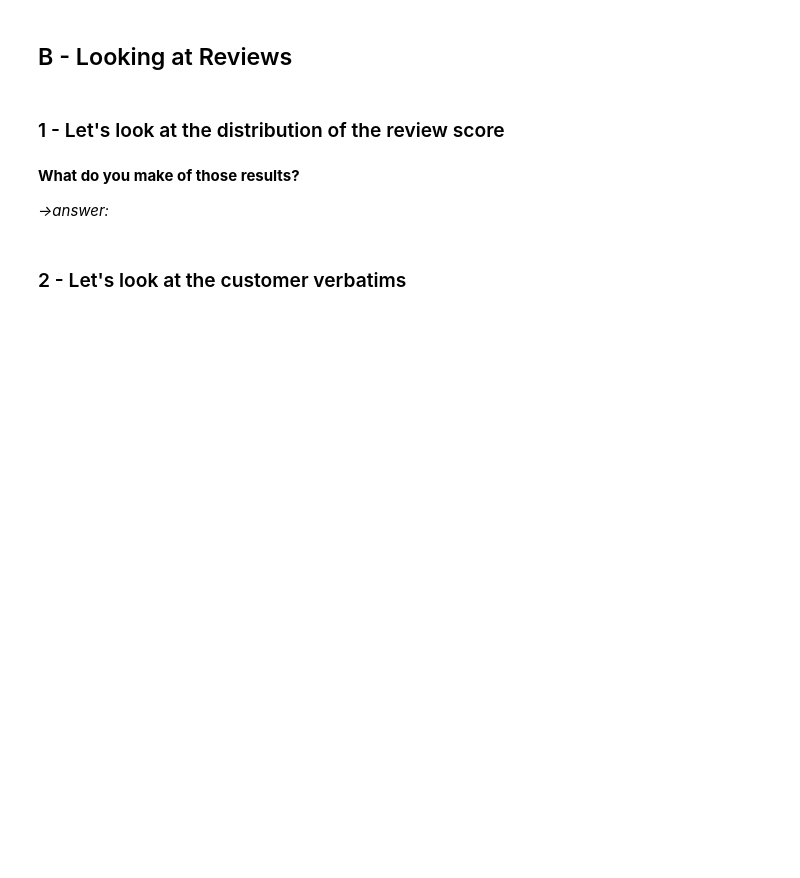
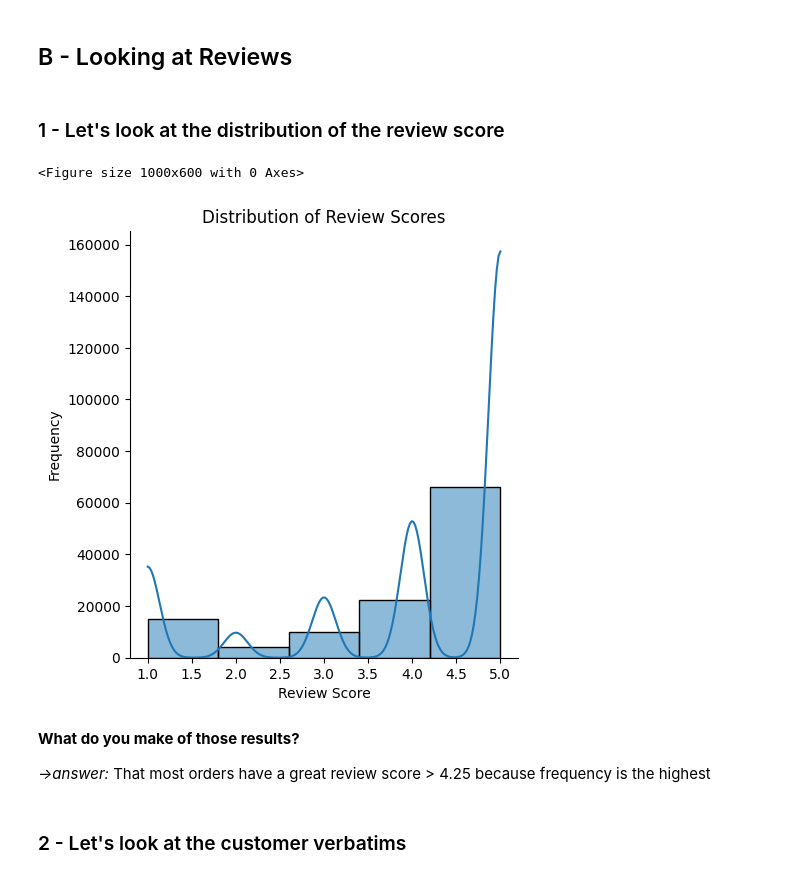
Before and after one commit to Jaddevvv/Head-of-Data-101-course, a Jupyter notebook: notebooks/hod-olist-analysis.ipynb, the cells around one changed output. Drawn from its saved outputs; the diff is of its cells as text; code cells hidden in the pictures; blank space fills up the shorter version.

```diff
--- a/notebooks/hod-olist-analysis.ipynb
+++ b/notebooks/hod-olist-analysis.ipynb
@@ -181,21 +331,25 @@ Image(filename=filename)
 # %%
 # Merging the dataframes using the ERD above
-
-df = 'your code'
+df = pd.merge(df_orders, df_order_items, on='order_id')
+df = pd.merge(df, df_order_payments, on='order_id')
+df = pd.merge(df, df_order_reviews, on='order_id')
+df = pd.merge(df, df_products, on='product_id')
+df = pd.merge(df, df_sellers, on='seller_id')
+df = pd.merge(df, df_customer, on='customer_id')
 # %%
 # Cleaning the dataframe and creating additional columns that will be useful for further analysis
 
 # Ensure timestamps are in datetime format
-df['order_purchase_timestamp'] = 'your code'
-df['order_delivered_customer_date'] = 'your code'
-df['delivery_time'] = 'your code'
+df['order_purchase_timestamp'] = pd.to_datetime(df['order_purchase_timestamp'])
+df['order_delivered_customer_date'] = pd.to_datetime(df['order_delivered_customer_date'])
+df['delivery_time'] = df['order_delivered_customer_date'] - df['order_purchase_timestamp']
 
 # Create useful features from order_purchase_timestamp
-df['year'] = 'your code'                   # year as integer
-df['month'] = 'your code'                  # month as integer
-df['week'] = 'your code'                   # week in iso format (1, 2, 3 etc.)
-df['day_of_week_int'] = 'your code'        # day of week as integer (1 = Monday, etc.)
-df['hour'] = 'your code'                   # hour of day
-df['year_month'] = 'your code'             # year and month, just like 2017-10
+df['year'] = df['order_purchase_timestamp'].dt.year                   # year as integer
+df['month'] = df['order_purchase_timestamp'].dt.month_name()                  # month as integer
+df['week'] = df['order_purchase_timestamp'].dt.weekday                   # week in iso format (1, 2, 3 etc.)
+df['day_of_week_int'] = df['order_purchase_timestamp'].dt.dayofweek        # day of week as integer (1 = Monday, etc.)
+df['hour'] = df['order_purchase_timestamp'].dt.hour                   # hour of day
+df['year_month'] = df['order_purchase_timestamp'].dt.strftime('%Y-%m')             # year and month, just like 2017-10
 
-df.head()
+df.dtypes
@@ -205,12 +377,19 @@ df.head()
 ### 1 - Let's look at the distribution of the review score
 # %%
 # Create a distribution plot (dist plot) with seaborn on the review score
-
-'your code'
+plt.figure(figsize=(10, 6))
+sns.displot(df['review_score'], kde=True, bins=5)
+plt.title('Distribution of Review Scores')
+plt.xlabel('Review Score')
+plt.ylabel('Frequency')
+plt.show()
+# %% [output]
+<Figure size 1000x600 with 0 Axes>
+[figure, added]
 # %% [markdown]
 **What do you make of those results?**
 
-*->answer:*
+*->answer:* That most orders have a great review score > 4.25 because frequency is the highest
 # %% [markdown]
 ### 2 - Let's look at the customer verbatims
 # %%
```
Also changed, not shown: parts of 28 cells of this notebook, 1 other file.
